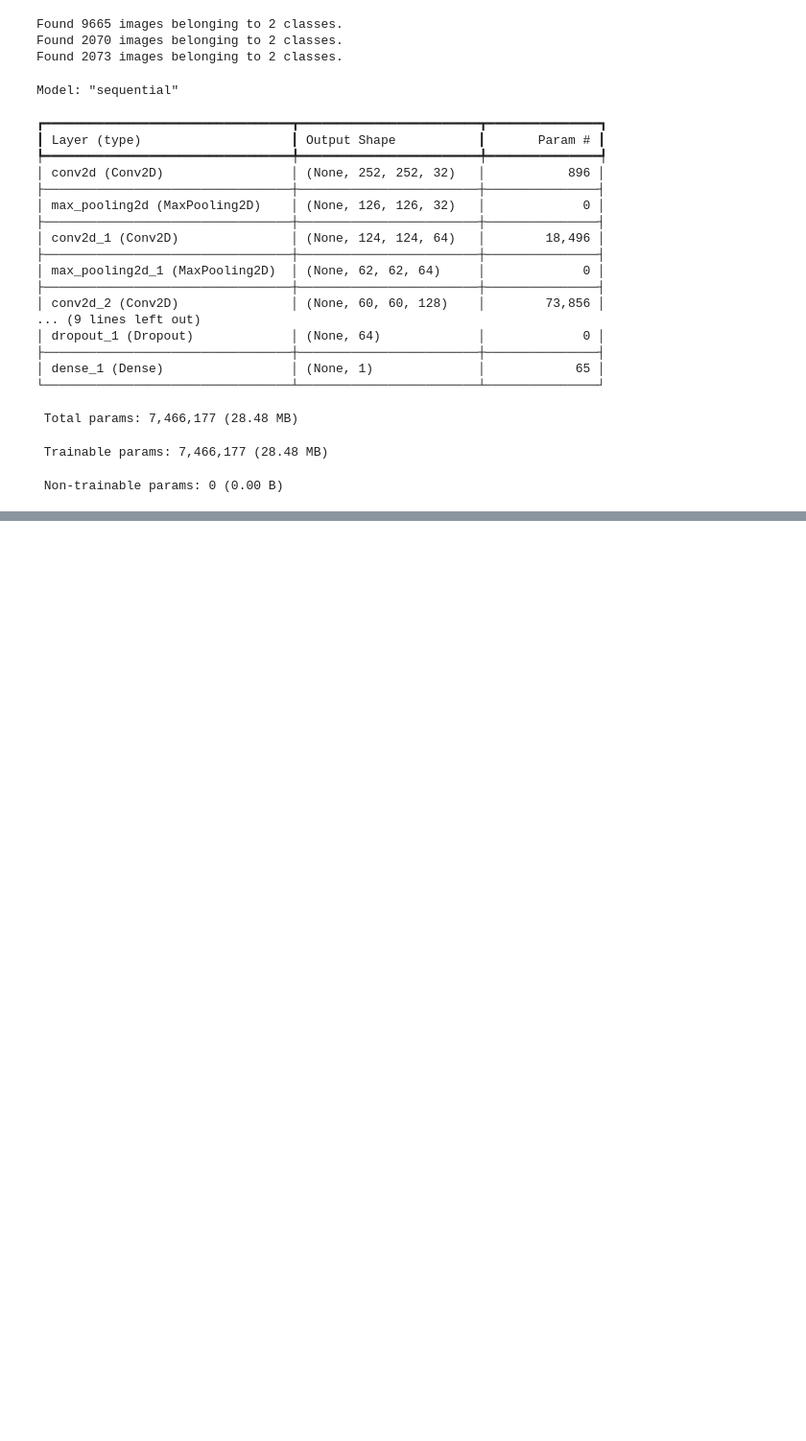
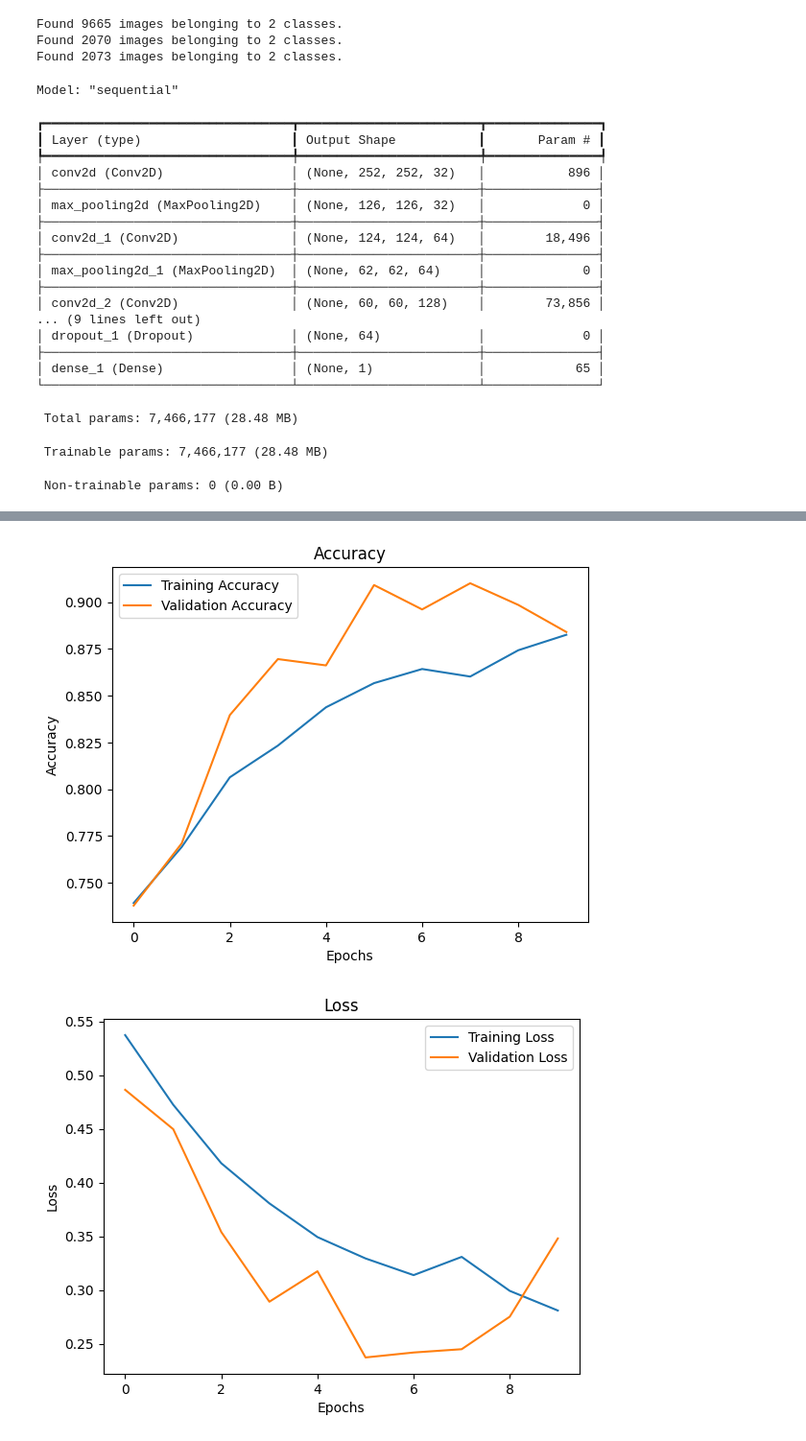
Before and after one commit to TaniaRizwan/CovidPrediction, a Jupyter notebook: Demo.ipynb, the cells around one changed output, grey strips where cells are left out. Shown: that part at 96% size. Drawn from its saved outputs; the diff is of its cells as text; code cells hidden in the pictures; blank space fills up the shorter version.

```diff
--- a/Demo.ipynb
+++ b/Demo.ipynb
@@ -124,15 +140,26 @@ Epoch 2/10
 # %%
 # Visualize performance
 
 # Accuracy plot
 plt.plot(history.history['accuracy'], label="Training Accuracy")
 plt.plot(history.history['val_accuracy'], label="Validation Accuracy")
-plt.legend(), plt.title("Accuracy"), plt.show()
+plt.legend()
+plt.xlabel("Epochs")
+plt.ylabel("Accuracy")
+plt.title("Accuracy")
+plt.show()
 
 # Loss plot
 plt.plot(history.history['loss'], label="Training Loss")
 plt.plot(history.history['val_loss'], label="Validation Loss")
-plt.legend(), plt.title("Loss"), plt.show()
+plt.legend()
+plt.xlabel("Epochs")
+plt.ylabel("Loss")
+plt.title("Loss")
+plt.show()
+# %% [output]
+[figure, added]
+[figure, added]
 # %%
 # Plot Confusion Matrix
 
```
Also changed, not shown: parts of 2 cells of this notebook.
